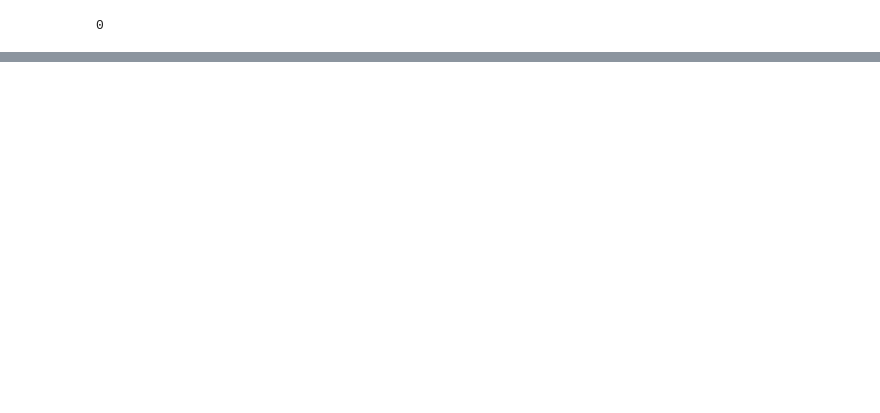
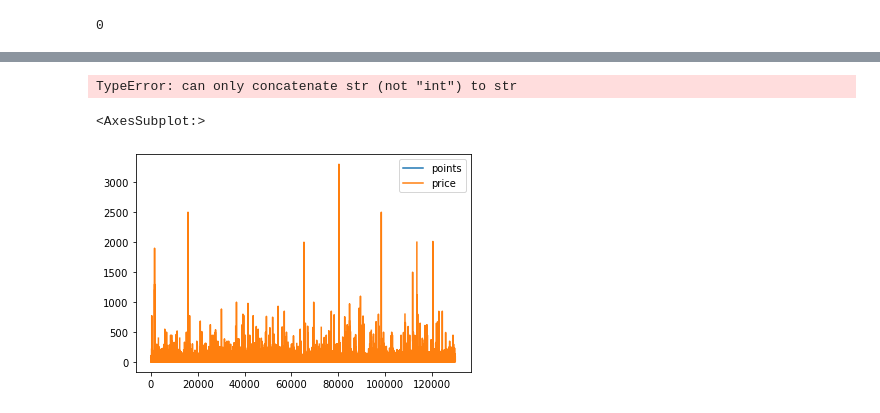
Before and after one commit to daje0601/CookBook-Python, a Jupyter notebook: bootcamp_DS/project/section2_porject_210222/project_wine_second.ipynb, the cells around one changed output, grey strips where cells are left out. Drawn from its saved outputs; the diff is of its cells as text; code cells hidden in the pictures; blank space fills up the shorter version.

```diff
--- a/bootcamp_DS/project/section2_porject_210222/project_wine_second.ipynb
+++ b/bootcamp_DS/project/section2_porject_210222/project_wine_second.ipynb
@@ -294,2 +97,11 @@ lists
+# %%
+std_based_outlier(df)
+# %% [output]
+TypeError: can only concatenate str (not "int") to str
+# %%
+df[['points', "price"]].plot()
+# %% [output]
+<AxesSubplot:>
+[figure, added]
 # %%
 df1[['variety', "price"]].corr()
```
Also changed, not shown: parts of 34 cells of this notebook.
